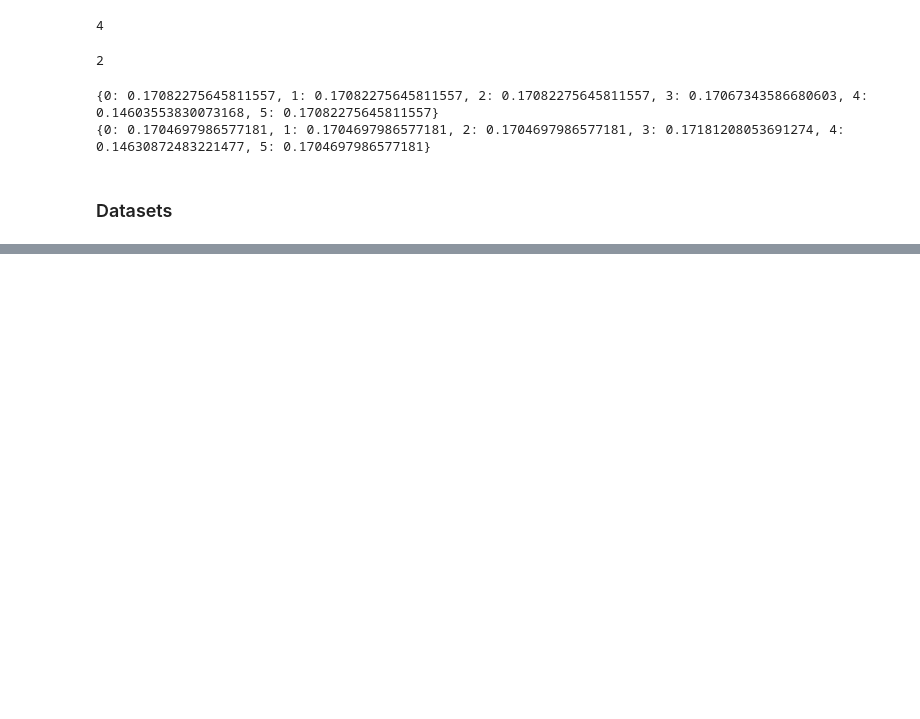
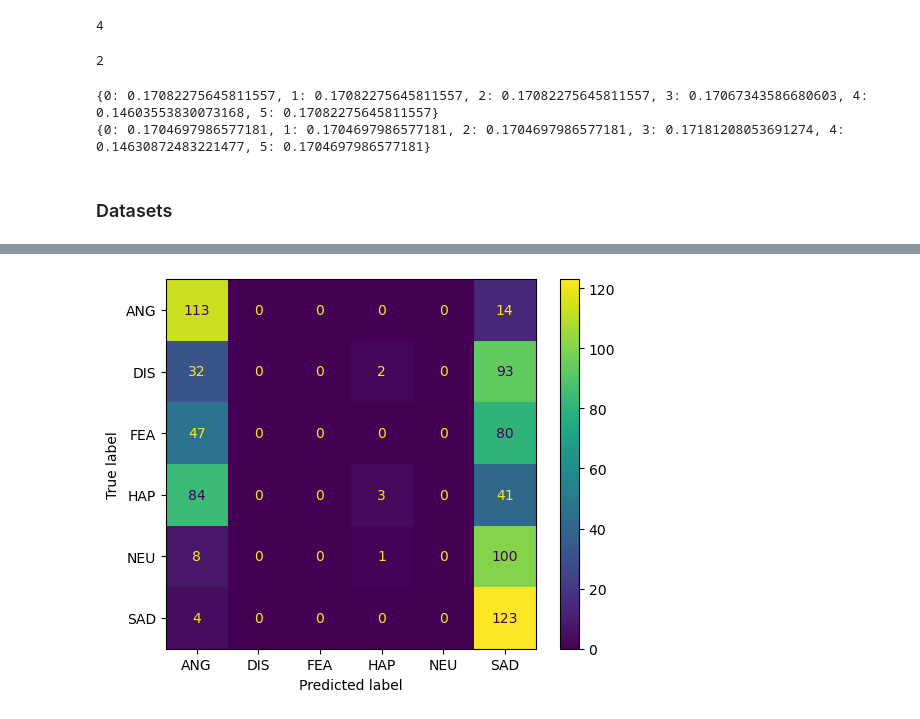
Before and after one commit to MartinRajniak/Audio-Emotion-Classifier, a Jupyter notebook: audio_emotion_classifier.ipynb, the cells around one changed output, grey strips where cells are left out. Drawn from its saved outputs; the diff is of its cells as text; code cells hidden in the pictures; blank space fills up the shorter version.

```diff
--- a/audio_emotion_classifier.ipynb
+++ b/audio_emotion_classifier.ipynb
@@ -242,7 +270,7 @@ class EmotionalAudioDataset(Dataset):
 
         label = self.labels[idx]
 
-        return {"sample": sample, "label": label}
+        return sample, label
 # %%
 train_dataset = EmotionalAudioDataset(train_sample_names, train_labels, transform_sample)
 test_dataset = EmotionalAudioDataset(test_sample_names, test_labels, transform_sample)
@@ -265,0 +283,3 @@ next(iter(train_dataset))
+# %%
+train_dataloader = DataLoader(train_dataset, BATCH_SIZE, shuffle=True, num_workers=2)
+test_dataloader = DataLoader(test_dataset, BATCH_SIZE, shuffle=False, num_workers=2)
@@ -265,0 +472,7 @@ next(iter(train_dataset))
+# %%
+cm = confusion_matrix(y_true, y_pred)
+cm_display = ConfusionMatrixDisplay(cm, display_labels=classes)
+cm_display.plot()
+plt.show()
+# %% [output]
+[figure, added]
```
Also changed, not shown: parts of 27 cells of this notebook.
